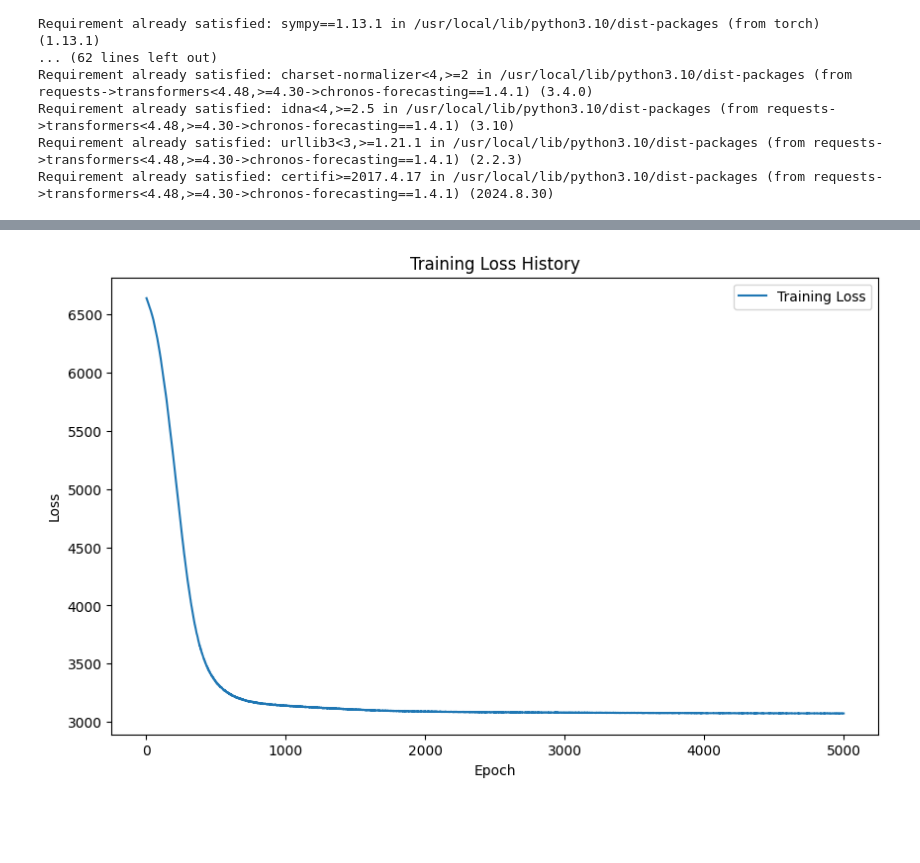
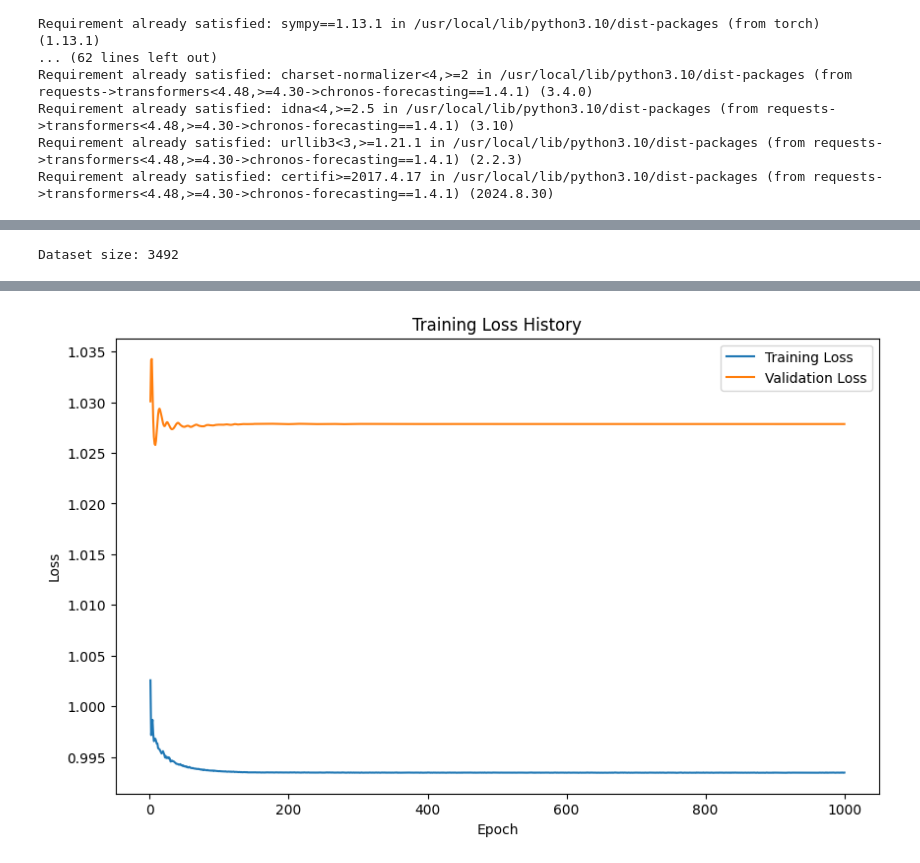
Before and after one commit to JackBstn/Chronos_multivariate, a Jupyter notebook: mv_chronos.ipynb, the cells around one changed output, grey strips where cells are left out. Saved outputs shown, nothing was run; the diff lists cells and outputs as text; code cells hidden in the pictures; blank space fills up the shorter version.

```diff
--- a/mv_chronos.ipynb
+++ b/mv_chronos.ipynb
@@ -165,42 +148,73 @@ Dataset size: 3492
+# %%
+# Print dataset size
+print(f"Dataset size: {len(X)}")
+
+# Normalizza covariate
+scaler_x = StandardScaler()
+X = scaler_x.fit_transform(X)
+
+# Normalizza variabile risposta
+scaler_y = StandardScaler()
+Y = scaler_y.fit_transform(Y)
+
+# Dividi i dati in training e validation
+X_train_split, X_val_split, Y_train_split, Y_val_split = train_test_split(X, Y, test_size=0.2, random_state=seed)
+
+# Converti in tensori PyTorch
+X_train_split = torch.tensor(X_train_split, dtype=torch.float32)
+X_val_split = torch.tensor(X_val_split, dtype=torch.float32)
+Y_train_split = torch.tensor(Y_train_split, dtype=torch.float32).unsqueeze(1)  # Aggiungi dimensione target
+Y_val_split = torch.tensor(Y_val_split, dtype=torch.float32).unsqueeze(1)  # Aggiungi dimensione target
+# %% [output]
+Dataset size: 3492
 # %%
 import torch.nn as nn
 
 class PricePredictionNN(nn.Module):
-        def __init__(self, input_size, hidden_size, output_size):
+        def __init__(self, input_size, hidden_size_1, hidden_size_2, output_size):
             super(PricePredictionNN, self).__init__()
-            self.fc1 = nn.Linear(input_size, hidden_size)
+            self.fc1 = nn.Linear(input_size, hidden_size_1)
             self.relu1 = nn.ReLU()
-            self.dropout1 = nn.Dropout(0.2)  # Add dropout
-            self.fc2 = nn.Linear(hidden_size, hidden_size)  # Extra hidden layer
+            self.dropout1 = nn.Dropout(0.1)
+            self.fc2 = nn.Linear(hidden_size_1, hidden_size_2)
             self.relu2 = nn.ReLU()
-            self.dropout2 = nn.Dropout(0.2)
-            self.fc3 = nn.Linear(hidden_size, output_size)
+            self.dropout2 = nn.Dropout(0.1)
+            self.fc3 = nn.Linear(hidden_size_2, output_size)
 
         def forward(self, x):
             x = self.dropout1(self.relu1(self.fc1(x)))
             x = self.dropout2(self.relu2(self.fc2(x)))
             x = self.fc3(x)
             return x
+# %%
+LR = 0.001 # Initial learning rate
+WEIGHT_DECAY = 4e-5 # Regularization
+STEP_SIZE = [150, 300, 600] # Number of epochs before decreasing LR
+GAMMA = 0.1 # Multiplicative factor for learning rate step-down
 # %%
+from torch.optim.lr_scheduler import MultiStepLR
+
 # Configurazione
-input_size = X_train.shape[1]  # Numero di feature
-hidden_size = 256  # Numero di unità nascoste
+input_size = .shape[1]  # Numero di feature
+hidden_size_1 = 128  # Numero di unità nascoste
+hidden_size_2 = 64  # Numero di unità nascoste
 output_size = 1  # Prezzo di chiusura predetto
-model = PricePredictionNN(input_size, hidden_size, output_size)
+model = PricePredictionNN(input_size, hidden_size_1, hidden_size_2, output_size)
 
 # Ottimizzatore e funzione di perdita
-optimizer = torch.optim.Adam(model.parameters(), lr=0.0001)
+optimizer = torch.optim.Adam(model.parameters(), lr=LR, weight_decay=WEIGHT_DECAY, eps=1e-4)
 criterion = nn.MSELoss()  # Mean Squared Error
+scheduler = MultiStepLR(optimizer, milestones=STEP_SIZE, gamma=GAMMA)
 
 # Early stopping
 best_loss = float("inf")
-patience = 500  # Numero massimo di epoche senza miglioramenti
+patience = 20000  # Numero massimo di epoche senza miglioramenti
 patience_counter = 0
 
 loss_history = []
 loss_history_val = []
 
-num_epochs = 5000
+num_epochs = 1000
 for epoch in range(num_epochs):
     model.train()
     optimizer.zero_grad()
@@ -215,6 +229,7 @@ for epoch in range(num_epochs):
 
     loss_history.append(loss.item())
 
+
     # Valutazione sul validation set
     model.eval()
     with torch.no_grad():
@@ -222,7 +237,13 @@ for epoch in range(num_epochs):
         val_loss = criterion(val_predictions, Y_val_split)
         loss_history_val.append(val_loss.item())
 
-    print(f"Epoch {epoch+1}/{num_epochs}, Testing Loss: {loss.item():.4f}, Validation Loss: {val_loss.item():.4f}")
+        # Step the LR scheduler
+        scheduler.step()
+
+    current_lr = optimizer.param_groups[0]['lr']
+
+    if epoch % 20 == 0:
+      print(f"Epoch {epoch+1}/{num_epochs} (LR={current_lr}), Testing Loss: {loss.item():.4f}, Validation Loss: {val_loss.item():.4f}")
 
     # Early Stopping
     if val_loss.item() < best_loss:
@@ -266,2 +288,2 @@ Epoch 5000/5000, Testing Loss: 3072.7209, Validation Loss: 3160.4341
-[figure, old version]
+[figure, new version]
 # %%
```
Also changed, not shown: parts of 4 cells of this notebook.
